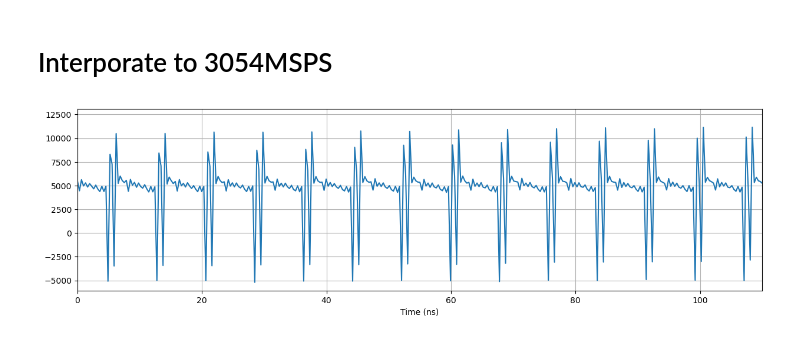
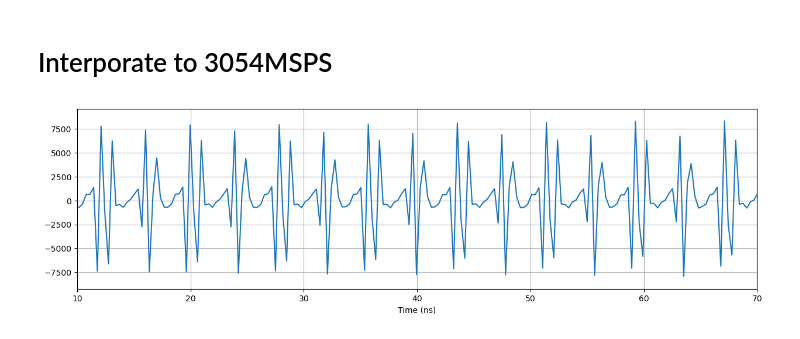
Before and after one commit to slaclab/kek-bpm-rfsoc-dev, a Jupyter notebook: software/notebooks/DiodeWaveform.ipynb, the cells around one changed output. Drawn from its saved outputs; the diff is of its cells as text; code cells hidden in the pictures.

```diff
--- a/software/notebooks/DiodeWaveform.ipynb
+++ b/software/notebooks/DiodeWaveform.ipynb
@@ -39,0 +72,14 @@ plt.grid()
+# %%
+firsthalf=waveform_conv[0:int(3977160/2)]
+latterhalf=waveform_conv[int(3977160/2):3977160]
+splitarray_first=[]
+splitarray_latter=[]
+
+chunk_size=3930
+for i in range(0,len(firsthalf),chunk_size):
+    chunk=firsthalf[i:i+chunk_size]
+    splitarray_first.append(chunk)
+
+for i in range(0,len(latterhalf),chunk_size):
+    chunk=latterhalf[i:i+chunk_size]
+    splitarray_latter.append(chunk)
@@ -39,0 +93,16 @@ plt.grid()
+# %%
+concat=[]
+for i in range(len(splitarray_first)):
+    if i % 2 ==0:
+        concat.append(splitarray_first[i])
+    else:
+        concat.append(splitarray_latter[i-1])
+
+waveform_4ns=np.concatenate(concat,axis=0)
+# %%
+waveform_4ns_conv = np.convolve(waveform_4ns, h)
+# %%
+timestep=np.arange(0,len(waveform_4ns_conv))*1e-3
+plt.figure(figsize=(15,4))
+plt.plot(timestep,waveform_4ns_conv)#
+plt.xlim(10,80)
@@ -42,18 +130,18 @@ plt.grid()
 # %%
 #  linear interpolation for this data at 3.054 GSPS
 newTimeBin = 1.0/(0.509*6.0) # Unit of ns for 3.054 GSPS
-newSize    = math.floor(len(waveform)*3054e6/1e12)
+newSize    = math.floor(len(waveform_4ns_conv)*3054e6/1e12)
 newTimeSteps = np.linspace(0, newTimeBin*(newSize-1), num=newSize)
 
-newwaveform = np.int16(np.interp(newTimeSteps, timestep, waveform))
+newwaveform = np.int16(np.interp(newTimeSteps, timestep, waveform_4ns_conv))
 # Plot the time waveform (RFSoC rate)
 plt.figure(figsize=(15,4))
 plt.plot(newTimeSteps,newwaveform)
 plt.xlabel("Time (ns)")
-plt.xlim(0,110)
+plt.xlim(10,70)
 plt.grid()
 # %% [output]
-[figure, old version]
+[figure, new version]
 # %%
 #FFT
 size    = len(newwaveform) # Number of data points in the file
```
Also changed, not shown: parts of 10 cells of this notebook.
